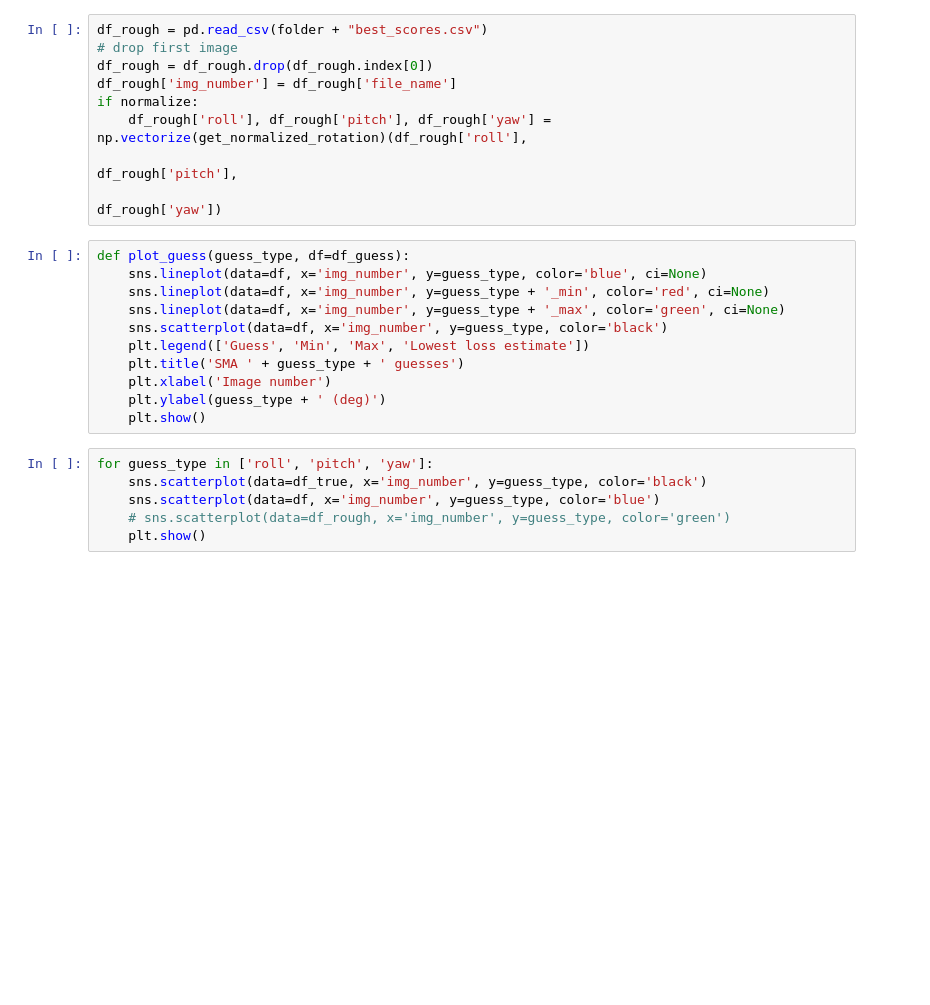
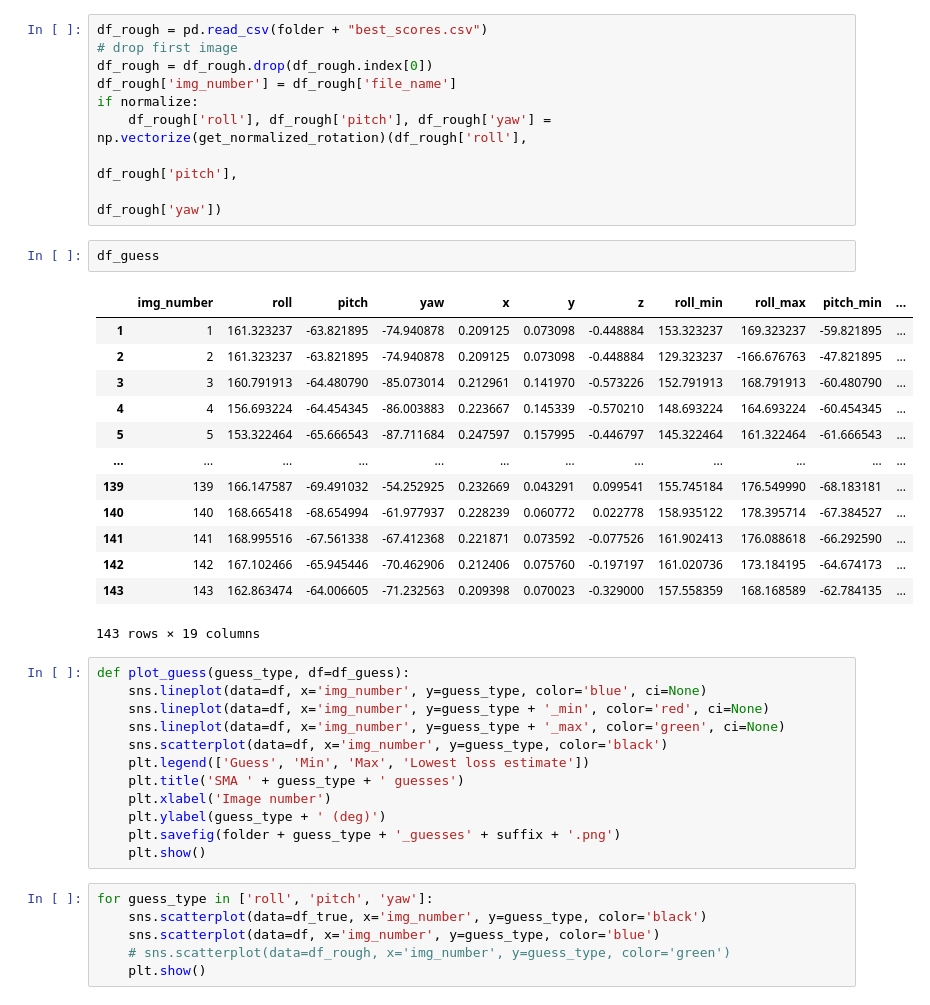
Before and after one commit to mikk5829/RRTNCTTASA, a Jupyter notebook: python-version/test_images/validation_plots.ipynb, the cells around one changed output. Cells and saved outputs as stored; diff of their text form; blank space fills up the shorter version.

```diff
--- a/python-version/test_images/validation_plots.ipynb
+++ b/python-version/test_images/validation_plots.ipynb
@@ -147,6 +147,22 @@ if normalize:
     df_rough['roll'], df_rough['pitch'], df_rough['yaw'] = np.vectorize(get_normalized_rotation)(df_rough['roll'],
                                                                                                  df_rough['pitch'],
                                                                                                  df_rough['yaw'])
+# %%
+df_guess
+# %% [output]
+|  | img_number | roll | pitch | yaw | x | y | z | roll_min | roll_max | pitch_min | ... |
+| 1 | 1 | 161.323237 | -63.821895 | -74.940878 | 0.209125 | 0.073098 | -0.448884 | 153.323237 | 169.323237 | -59.821895 | ... |
+| 2 | 2 | 161.323237 | -63.821895 | -74.940878 | 0.209125 | 0.073098 | -0.448884 | 129.323237 | -166.676763 | -47.821895 | ... |
+| 3 | 3 | 160.791913 | -64.480790 | -85.073014 | 0.212961 | 0.141970 | -0.573226 | 152.791913 | 168.791913 | -60.480790 | ... |
+| 4 | 4 | 156.693224 | -64.454345 | -86.003883 | 0.223667 | 0.145339 | -0.570210 | 148.693224 | 164.693224 | -60.454345 | ... |
+| 5 | 5 | 153.322464 | -65.666543 | -87.711684 | 0.247597 | 0.157995 | -0.446797 | 145.322464 | 161.322464 | -61.666543 | ... |
+| ... | ... | ... | ... | ... | ... | ... | ... | ... | ... | ... | ... |
+| 139 | 139 | 166.147587 | -69.491032 | -54.252925 | 0.232669 | 0.043291 | 0.099541 | 155.745184 | 176.549990 | -68.183181 | ... |
+| 140 | 140 | 168.665418 | -68.654994 | -61.977937 | 0.228239 | 0.060772 | 0.022778 | 158.935122 | 178.395714 | -67.384527 | ... |
+| 141 | 141 | 168.995516 | -67.561338 | -67.412368 | 0.221871 | 0.073592 | -0.077526 | 161.902413 | 176.088618 | -66.292590 | ... |
+| 142 | 142 | 167.102466 | -65.945446 | -70.462906 | 0.212406 | 0.075760 | -0.197197 | 161.020736 | 173.184195 | -64.674173 | ... |
+| 143 | 143 | 162.863474 | -64.006605 | -71.232563 | 0.209398 | 0.070023 | -0.329000 | 157.558359 | 168.168589 | -62.784135 | ... |
+143 rows × 19 columns
 # %%
 def plot_guess(guess_type, df=df_guess):
     sns.lineplot(data=df, x='img_number', y=guess_type, color='blue', ci=None)
@@ -157,6 +173,7 @@ def plot_guess(guess_type, df=df_guess):
     plt.title('SMA ' + guess_type + ' guesses')
     plt.xlabel('Image number')
     plt.ylabel(guess_type + ' (deg)')
+    plt.savefig(folder + guess_type + '_guesses' + suffix + '.png')
     plt.show()
 # %%
 for guess_type in ['roll', 'pitch', 'yaw']:
```
Also changed, not shown: parts of 2 cells of this notebook, 7 other files.
